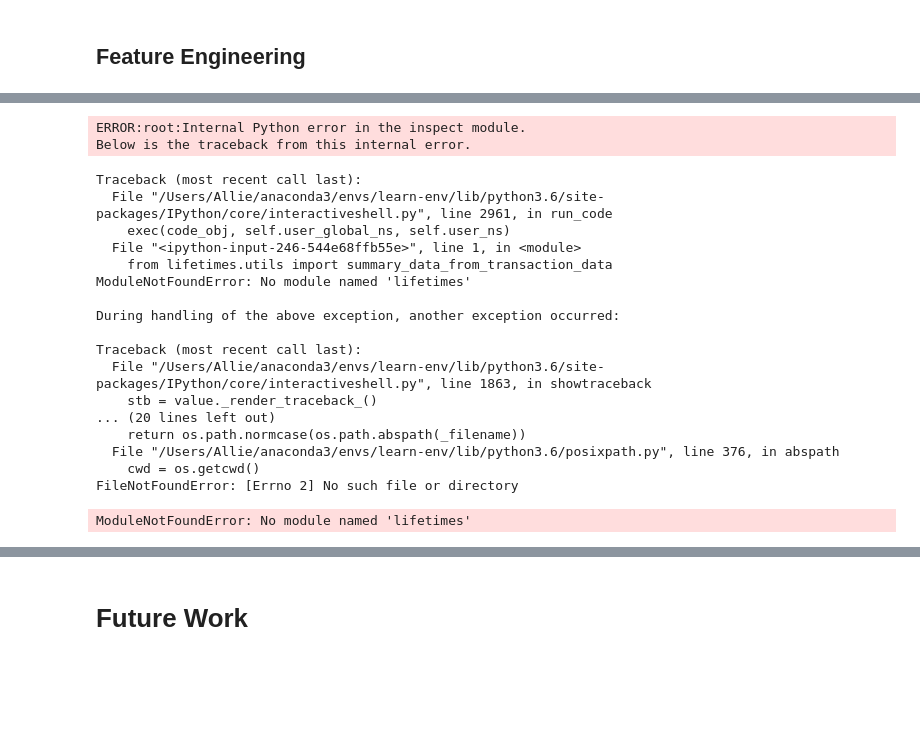
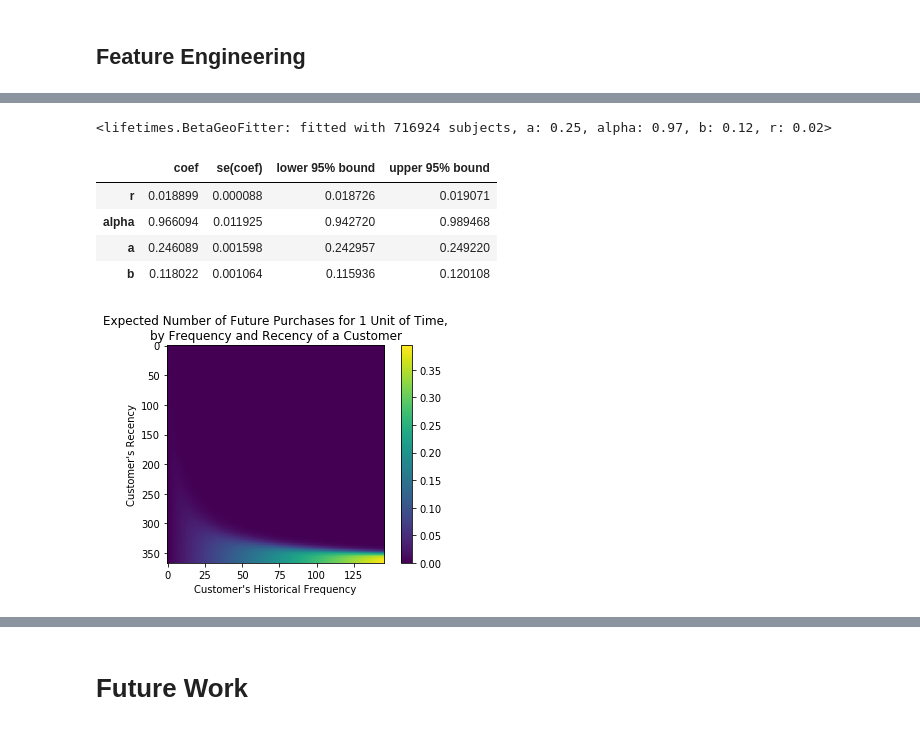
Before and after one commit to akelly66/Flatiron-School, a Jupyter notebook: Capstone-Project/CLV-attrition.ipynb, the cells around one changed output, grey strips where cells are left out. Drawn from its saved outputs; the diff is of its cells as text; code cells hidden in the pictures; blank space fills up the shorter version.

```diff
--- a/Capstone-Project/CLV-attrition.ipynb
+++ b/Capstone-Project/CLV-attrition.ipynb
@@ -894,0 +772,3 @@ pyoff.iplot(fig);
+# %%
+data = summary_data_from_transaction_data(df, 'fullVisitorId', 'visitStartTime', monetary_value_col='logRevenue', observation_period_end=df.visitStartTime.max())
+data.head()
@@ -895,23 +783,22 @@ pyoff.iplot(fig);
+# %%
+from lifetimes import BetaGeoFitter
+
+bgf = BetaGeoFitter(penalizer_coef=0.1)
+bgf.fit(data['frequency'], data['recency'], data['T'])
+print(bgf)
+# %% [output]
+<lifetimes.BetaGeoFitter: fitted with 716924 subjects, a: 0.25, alpha: 0.97, b: 0.12, r: 0.02>
+# %%
+bgf.summary
+# %% [output]
+|  | coef | se(coef) | lower 95% bound | upper 95% bound |
+| r | 0.018899 | 0.000088 | 0.018726 | 0.019071 |
+| alpha | 0.966094 | 0.011925 | 0.942720 | 0.989468 |
+| a | 0.246089 | 0.001598 | 0.242957 | 0.249220 |
+| b | 0.118022 | 0.001064 | 0.115936 | 0.120108 |
 # %%
-from lifetimes.utils import summary_data_from_transaction_data
+from lifetimes.plotting import plot_frequency_recency_matrix
+
+plot_frequency_recency_matrix(bgf);
 # %% [output]
-ERROR:root:Internal Python error in the inspect module.
-Below is the traceback from this internal error.
-Traceback (most recent call last):
-  File "/Users/Allie/anaconda3/envs/learn-env/lib/python3.6/site-packages/IPython/core/interactiveshell.py", line 2961, in run_code
-    exec(code_obj, self.user_global_ns, self.user_ns)
-  File "<ipython-input-246-544e68ffb55e>", line 1, in <module>
-    from lifetimes.utils import summary_data_from_transaction_data
-ModuleNotFoundError: No module named 'lifetimes'
-
-During handling of the above exception, another exception occurred:
-
-Traceback (most recent call last):
-  File "/Users/Allie/anaconda3/envs/learn-env/lib/python3.6/site-packages/IPython/core/interactiveshell.py", line 1863, in showtraceback
-    stb = value._render_traceback_()
-... (20 lines left out)
-    return os.path.normcase(os.path.abspath(_filename))
-  File "/Users/Allie/anaconda3/envs/learn-env/lib/python3.6/posixpath.py", line 376, in abspath
-    cwd = os.getcwd()
-FileNotFoundError: [Errno 2] No such file or directory
-ModuleNotFoundError: No module named 'lifetimes'
+[figure, added]
```
Also changed, not shown: parts of 49 cells of this notebook.
